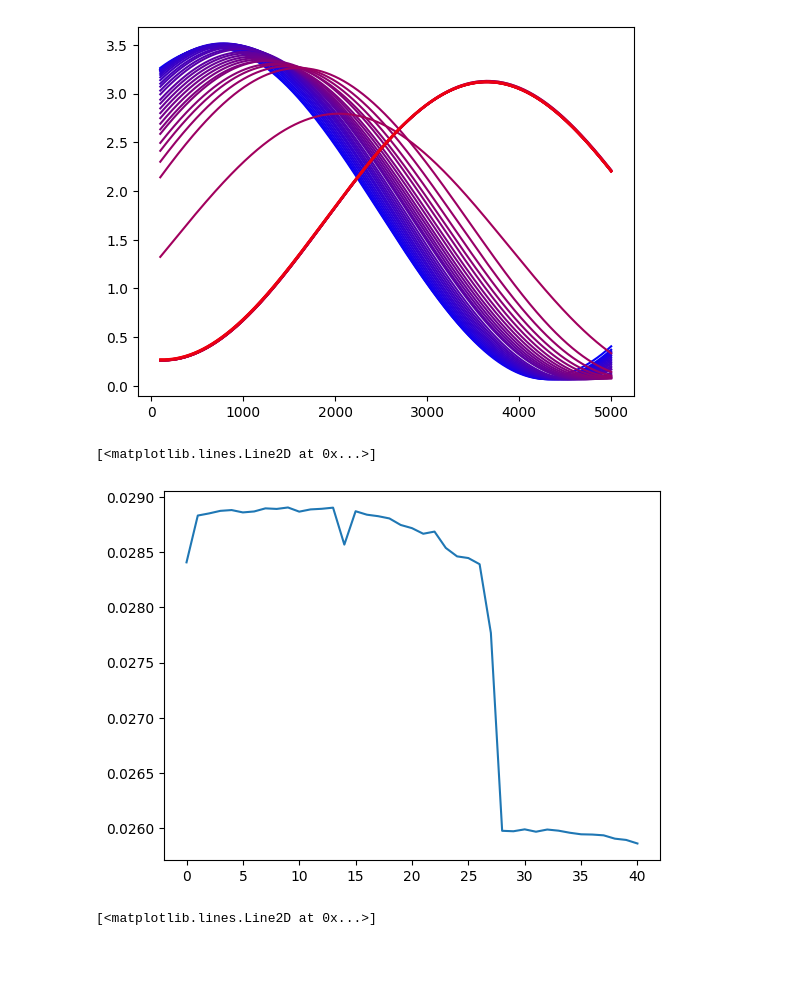
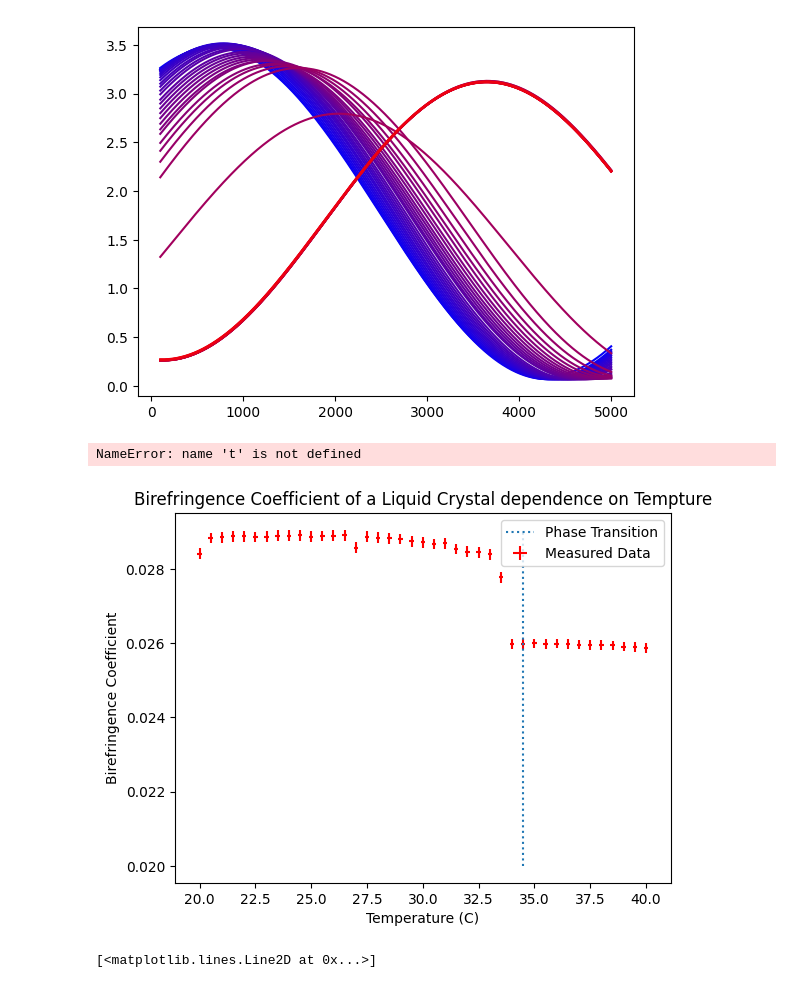
Before and after one commit to cwru-robin/Phys301, a Jupyter notebook: Birefringence/Untitled.ipynb, the cells around one changed output. Drawn from its saved outputs; the diff is of its cells as text; code cells hidden in the pictures; blank space fills up the shorter version.

```diff
--- a/Birefringence/Untitled.ipynb
+++ b/Birefringence/Untitled.ipynb
@@ -12,7 +12,7 @@ import scipy.optimize as opt
 import scipy.interpolate as inter
 import math
 def sin_model(x,A,phi,omega,b):
-    return A* np.sin(omega*x+phi)**2+b
+    return A* np.sin(omega*x+phi)+b
 def line_model(x,m,b):
     return m*x+b
 
@@ -95,20 +95,31 @@ for x,y,i in zip(arange,yl,crange):
 # %%
 pl=np.array(pl)
 cl=np.array(cl)
+# %%
+len(t)
+# %% [output]
+NameError: name 't' is not defined
 # %%
 iparrell=[]
 iperpendiclur=[]
 ratio=[]
-
+tange=np.arange(20,40.5,.5)
 xfine= np.linspace(min(xl[0])-800,max(xl[0])+500,10000)
+xerrr= 0.1*np.ones_like(tange)
 for p in pl:
     iparrell.append(max(sin_model(xfine,*p)))
     iperpendiclur.append(min(sin_model(xfine,*p)))
     ratio.append(max(sin_model(xfine,*p))/min(sin_model(xfine,*p)))
-plt.plot(birecon*np.arctan(np.sqrt(ratio)))
+plt.errorbar(tange,birecon*np.arctan(np.sqrt(ratio)),xerr=xerrr,yerr=.005*birecon*np.arctan(np.sqrt(ratio)),ls='none',color="red",label= "Measured Data")
+plt.ylabel("Birefringence Coefficient")
+plt.xlabel("Temperature (C)")
+plt.title("Birefringence Coefficient of a Liquid Crystal dependence on Tempture")
+plt.vlines(34.5,0.02,.029,linestyles="dotted",label="Phase Transition")
+#plt.ylim(0.020,0.029)
+plt.legend()
+plt.savefig("plot0",dpi=184)
 # %% [output]
-[<matplotlib.lines.Line2D at 0x...>]
-[figure, old version]
+[figure, new version]
 # %%
 trange=np.arange(20,40.5,.5)
 plt.plot(trange,pl.T[1]- pl.T[1][0],".")
```
Also changed, not shown: parts of 22 cells of this notebook, 2 other files.
